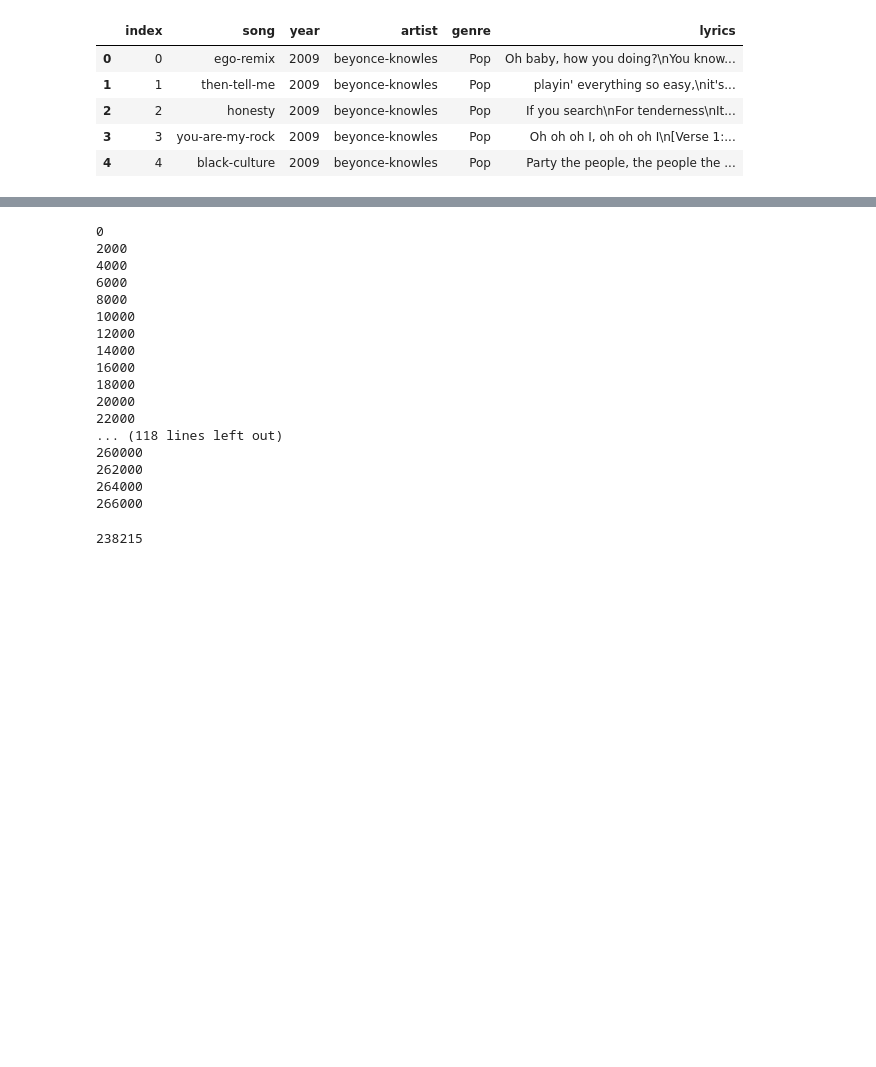
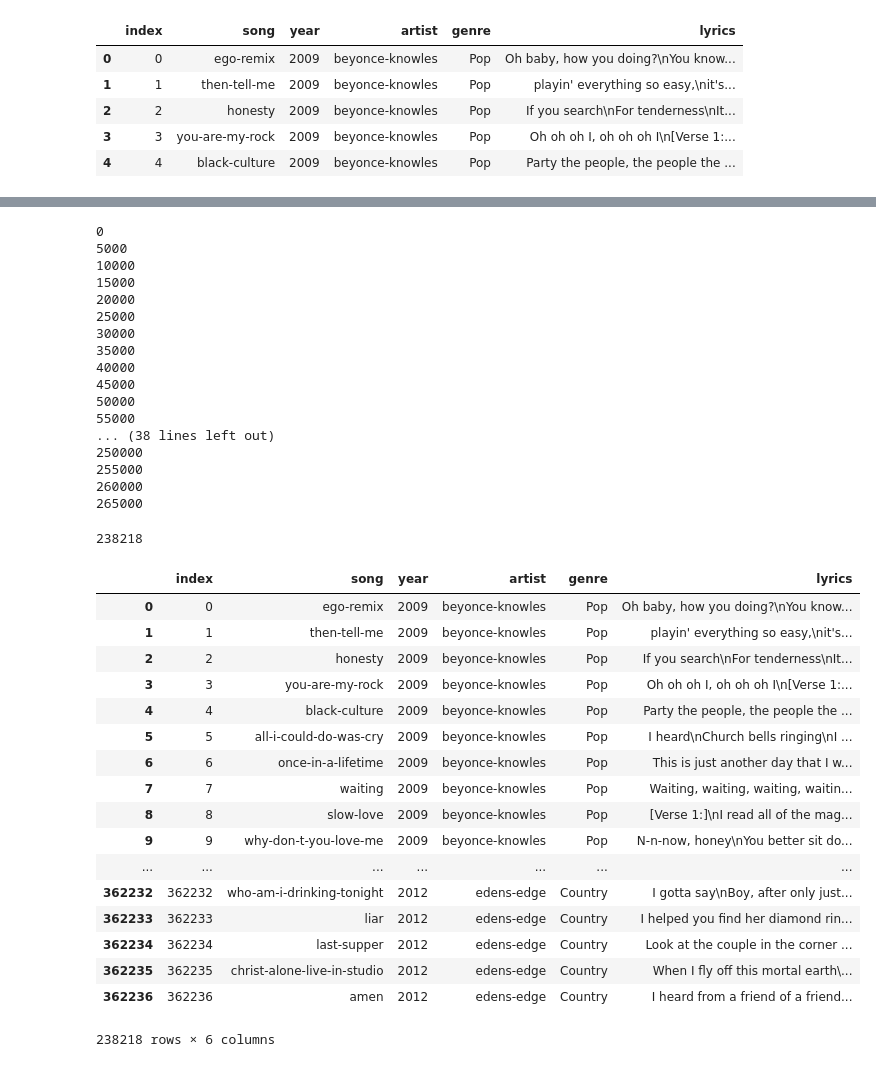
Before and after one commit to ShreyaGupta08/Lyrics-Generator, a Jupyter notebook: Data Extraction.ipynb, the cells around one changed output, grey strips where cells are left out. Cells and saved outputs as stored; diff of their text form; code cells hidden in the pictures; blank space fills up the shorter version.

Commit message:
added data

```diff
--- a/Data Extraction.ipynb
+++ b/Data Extraction.ipynb
@@ -6,5 +7,8 @@ from langdetect import detect
+# %%
+data_dir = 'data'
+filename = 'lyrics.csv'
 # %%
-data = pd.read_csv('lyrics.csv')
+data = pd.read_csv(os.path.join(data_dir, filename))
 data = data.dropna()
 # %%
 data.head()
@@ -23,7 +23,7 @@ detect(data['lyrics'][0])
 def extractEnglishIdx(data):
     engIdx = []
     for idx, lyric in enumerate(data['lyrics']):
-        if(idx % 2000 == 0):
+        if(idx % 5000 == 0):
             print(idx)
         try:
             lang = detect(lyric)
@@ -37,25 +37,25 @@ def extractEnglishIdx(data):
 engIdx = extractEnglishIdx(data)
 # %% [output]
 0
-2000
-4000
-6000
-8000
+5000
 10000
-12000
-14000
-16000
-18000
+15000
 20000
-22000
-... (118 lines left out)
+25000
+30000
+35000
+40000
+45000
+50000
+55000
+... (38 lines left out)
+250000
+255000
 260000
-262000
-264000
-266000
+265000
 # %%
 len(engIdx)
 # %% [output]
-238215
+238218
 # %%
 dataRef = data.iloc[engIdx, :]
@@ -63,0 +64,21 @@ dataRef.to_csv('Refined Dataset.csv')
+# %%
+dataRef
+# %% [output]
+|  | index | song | year | artist | genre | lyrics |
+| 0 | 0 | ego-remix | 2009 | beyonce-knowles | Pop | Oh baby, how you doing?\nYou know... |
+| 1 | 1 | then-tell-me | 2009 | beyonce-knowles | Pop | playin' everything so easy,\nit's... |
+| 2 | 2 | honesty | 2009 | beyonce-knowles | Pop | If you search\nFor tenderness\nIt... |
+| 3 | 3 | you-are-my-rock | 2009 | beyonce-knowles | Pop | Oh oh oh I, oh oh oh I\n[Verse 1:... |
+| 4 | 4 | black-culture | 2009 | beyonce-knowles | Pop | Party the people, the people the ... |
+| 5 | 5 | all-i-could-do-was-cry | 2009 | beyonce-knowles | Pop | I heard\nChurch bells ringing\nI ... |
+| 6 | 6 | once-in-a-lifetime | 2009 | beyonce-knowles | Pop | This is just another day that I w... |
+| 7 | 7 | waiting | 2009 | beyonce-knowles | Pop | Waiting, waiting, waiting, waitin... |
+| 8 | 8 | slow-love | 2009 | beyonce-knowles | Pop | [Verse 1:]\nI read all of the mag... |
+| 9 | 9 | why-don-t-you-love-me | 2009 | beyonce-knowles | Pop | N-n-now, honey\nYou better sit do... |
+| ... | ... | ... | ... | ... | ... | ... |
+| 362232 | 362232 | who-am-i-drinking-tonight | 2012 | edens-edge | Country | I gotta say\nBoy, after only just... |
+| 362233 | 362233 | liar | 2012 | edens-edge | Country | I helped you find her diamond rin... |
+| 362234 | 362234 | last-supper | 2012 | edens-edge | Country | Look at the couple in the corner ... |
+| 362235 | 362235 | christ-alone-live-in-studio | 2012 | edens-edge | Country | When I fly off this mortal earth\... |
+| 362236 | 362236 | amen | 2012 | edens-edge | Country | I heard from a friend of a friend... |
+238218 rows × 6 columns
```
Also changed, not shown: parts of 4 cells of this notebook, 2 other files.
